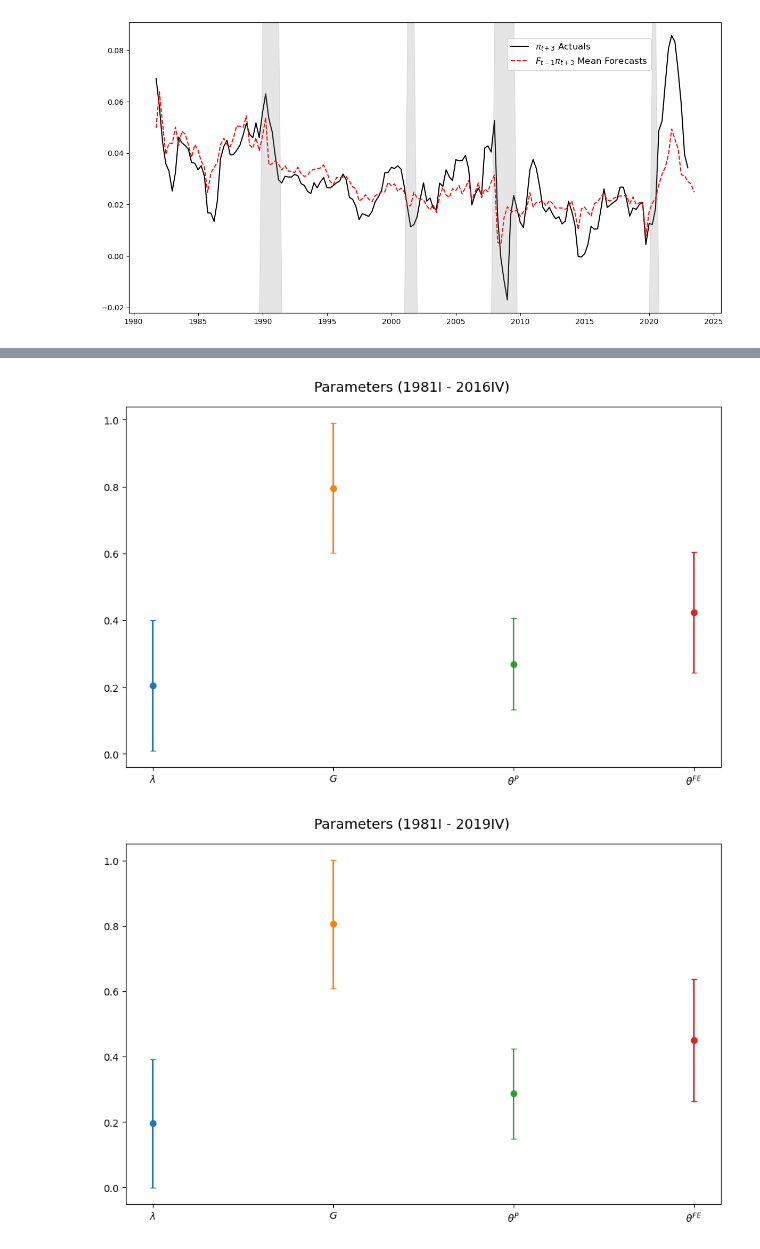
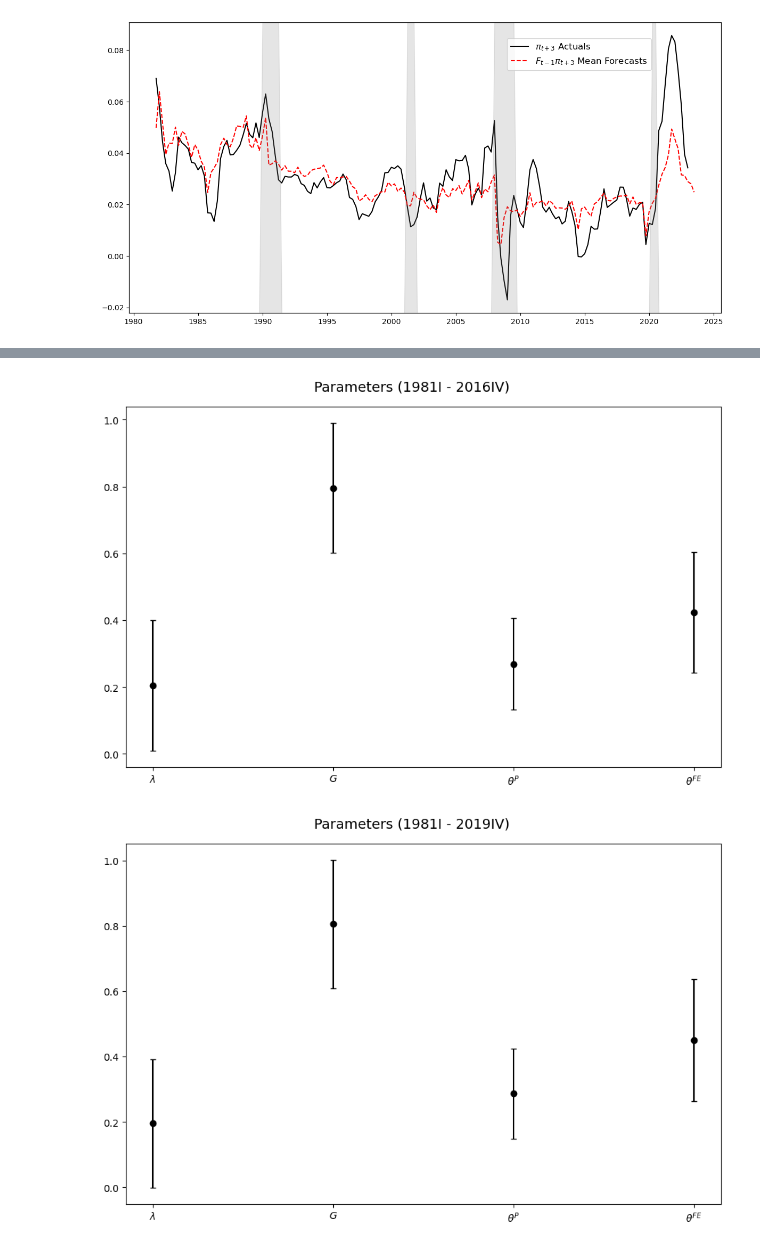
Before and after one commit to calvinmcelvain/expectation_replication, a Jupyter notebook: code/_004plots.ipynb, the cells around one changed output, grey strips where cells are left out. Drawn from its saved outputs; the diff is of its cells as text; code cells hidden in the pictures.

```diff
--- a/code/_004plots.ipynb
+++ b/code/_004plots.ipynb
@@ -180,33 +224,87 @@ def params(ols, pldols, fe, fe2, ar1):
     params.append(1 / (1 + ols))
     params.append((-((2 * pldols) + 1) + np.sqrt(((2 * pldols) + 1)**2 - 4 * (pldols + (pldols * ar1**2) + 1) * pldols)) / (2 * (pldols + (pldols * ar1**2) + 1)))
     params.append((-((2 * fe) + 1) + np.sqrt(((2 * fe) + 1)**2 - 4 * (fe + (fe * ar1**2) + 1) * fe)) / (2 * (fe + (fe * ar1**2) + 1)))
     params.append((-((2 * fe2) + 1) + np.sqrt(((2 * fe2) + 1)**2 - 4 * (fe2 + (fe2 * ar1**2) + 1) * fe2)) / (2 * (fe2 + (fe2 * ar1**2) + 1)))
     return params
 
 def params_plot(date, parameter, regs):
    nt = [(regs[0][3].params[1] + 1.96 * regs[0][3].bse[1]), (regs[1][3].params[1] + 1.96 * regs[1][3].bse[1]), (regs[2][3].params[1] + 1.96 * regs[2][3].bse[1]), (regs[3][3].params[1] + 1.96 * regs[3][3].bse[1]), (regs[4].params[1] + 1.96 * regs[4].bse[1])]
 
    a = params(nt[0], nt[1], nt[2], nt[3], nt[4])
    errors = [(a[0]-parameter[0]), (a[1]-parameter[1]), (a[2]-parameter[2]), (a[3]-parameter[3]), (a[4]-parameter[4])]
 
    fig, ax = plt.subplots(figsize=(9, 6))
    fig.suptitle(f'Parameters (1981I - {str(date)[0:4]}IV)', fontsize=14)
 
    parameters = pd.DataFrame({'parameters': [parameter[0], parameter[1], parameter[2], parameter[3]]}, index=[r'$\lambda$', r'$G$', r'$\theta^P$', r'$\theta^{FE}$'])
 
    errors = {r'$\lambda$': abs(errors[0]), r'$G$': abs(errors[1]), r'$\theta^P$': abs(errors[2]), r'$\theta^{FE}$': abs(errors[3])}
 
    for i in parameters.index:
-      ax.errorbar(f'{i}', parameters.loc[f'{i}', 'parameters'], errors[i], capsize=3, fmt='o')
+      ax.errorbar(f'{i}', parameters.loc[f'{i}', 'parameters'], errors[i], capsize=3, fmt='o', color='k')
 
    plt.tight_layout()
    plt.show()
    fig.savefig(f'output/figures/parameters_{str(date)[0:4]}.png', dpi=200)
    fig.savefig(f'/Users/fogellmcmuffin/Documents/thesis/drafts/latex_draft/figs_n_tables/parameters_{str(date)[0:4]}.png', dpi=200)
 
+
+def params_plot_quad(date, regs):
+   nt0 = [(regs[0][0].params[1] + 1.96 * regs[0][0].bse[1]), (regs[1][0].params[1] + 1.96 * regs[1][0].bse[1]), (regs[2][0].params[1] + 1.96 * regs[2][0].bse[1]), (regs[3][0].params[1] + 1.96 * regs[3][0].bse[1]), (regs[4].params[1] + 1.96 * regs[4].bse[1])]
+   nt1 = [(regs[0][1].params[1] + 1.96 * regs[0][1].bse[1]), (regs[1][1].params[1] + 1.96 * regs[1][1].bse[1]), (regs[2][1].params[1] + 1.96 * regs[2][1].bse[1]), (regs[3][1].params[1] + 1.96 * regs[3][1].bse[1]), (regs[4].params[1] + 1.96 * regs[4].bse[1])]
+   nt2 = [(regs[0][2].params[1] + 1.96 * regs[0][2].bse[1]), (regs[1][2].params[1] + 1.96 * regs[1][2].bse[1]), (regs[2][3].params[1] + 1.96 * regs[2][2].bse[1]), (regs[3][2].params[1] + 1.96 * regs[3][2].bse[1]), (regs[4].params[1] + 1.96 * regs[4].bse[1])]
+   nt3 = [(regs[0][3].params[1] + 1.96 * regs[0][3].bse[1]), (regs[1][3].params[1] + 1.96 * regs[1][3].bse[1]), (regs[2][3].params[1] + 1.96 * regs[2][3].bse[1]), (regs[3][3].params[1] + 1.96 * regs[3][3].bse[1]), (regs[4].params[1] + 1.96 * regs[4].bse[1])]
+
+   a0 = params(nt0[0], nt0[1], nt0[2], nt0[3], nt0[4])
+   a1 = params(nt1[0], nt1[1], nt1[2], nt1[3], nt1[4])
+   a2 = params(nt2[0], nt2[1], nt2[2], nt2[3], nt2[4])
+   a3 = params(nt3[0], nt3[1], nt3[2], nt3[3], nt3[4])
+
+   parameter = [params(regs[0][0].params[1], regs[1][0].params[1], regs[2][0].params[1], regs[3][0].params[1], regs[4].params[1]), params(regs[0][1].params[1], regs[1][1].params[1], regs[2][1].params[1], regs[3][1].params[1], regs[4].params[1]), params(regs[0][2].params[1], regs[1][2].params[1], regs[2][2].params[1], regs[3][2].params[1], regs[4].params[1]), params(regs[0][3].params[1], regs[1][3].params[1], regs[2][3].params[1], regs[3][3].params[1], regs[4].params[1])]
+
+   errors0 = [(a0[0]-parameter[0][0]), (a0[1]-parameter[0][1]), (a0[2]-parameter[0][2]), (a0[3]-parameter[0][3]), (a0[4]-parameter[0][4])]
+   errors1 = [(a1[0]-parameter[1][0]), (a1[1]-parameter[1][1]), (a1[2]-parameter[1][2]), (a1[3]-parameter[1][3]), (a1[4]-parameter[1][4])]
+   errors2 = [(a2[0]-parameter[2][0]), (a2[1]-parameter[2][1]), (a2[2]-parameter[2][2]), (a2[3]-parameter[2][3]), (a2[4]-parameter[2][4])]
+   errors3 = [(a3[0]-parameter[3][0]), (a3[1]-parameter[3][1]), (a3[2]-parameter[3][2]), (a3[3]-parameter[3][3]), (a3[4]-parameter[3][4])]
+
+   fig, ((ax1, ax2), (ax3, ax4)) = plt.subplots(nrows=2, ncols=2, figsize=(9, 6), sharex=True)
+   fig.suptitle(f'Parameters (1981I - {str(date)[0:4]}IV)', fontsize=14)
+   handles = [ax1.errorbar([], [], [], fmt='o', color=color) for color in ['blue', 'purple', 'green', 'black']]
+   labels = [r'$\pi_t$', r'$\pi_{t+1}$', r'$\pi_{t+2}$', r'$\pi_{t+3}$']
+   fig.legend(handles, labels, loc='upper right', bbox_to_anchor=(0.76, 0.77, 0.23, 0.25), ncol=2)
+
+   parameters0 = pd.DataFrame({'parameters': [parameter[0][0], parameter[0][1], parameter[0][2], parameter[0][3]]}, index=[r'$\lambda$', r'$G$', r'$\theta^P$', r'$\theta^{FE}$'])
+   parameters1 = pd.DataFrame({'parameters': [parameter[1][0], parameter[1][1], parameter[1][2], parameter[1][3]]}, index=[r'$\lambda$', r'$G$', r'$\theta^P$', r'$\theta^{FE}$'])
+   parameters2 = pd.DataFrame({'parameters': [parameter[2][0], parameter[2][1], parameter[2][2], parameter[2][3]]}, index=[r'$\lambda$', r'$G$', r'$\theta^P$', r'$\theta^{FE}$'])
+   parameters3 = pd.DataFrame({'parameters': [parameter[3][0], parameter[3][1], parameter[3][2], parameter[3][3]]}, index=[r'$\lambda$', r'$G$', r'$\theta^P$', r'$\theta^{FE}$'])
+
+   error0 = {r'$\lambda$': abs(errors0[0]), r'$G$': abs(errors0[1]), r'$\theta^P$': abs(errors0[2]), r'$\theta^{FE}$': abs(errors0[3])}
+   error1 = {r'$\lambda$': abs(errors1[0]), r'$G$': abs(errors1[1]), r'$\theta^P$': abs(errors1[2]), r'$\theta^{FE}$': abs(errors1[3])}
+   error2 = {r'$\lambda$': abs(errors2[0]), r'$G$': abs(errors2[1]), r'$\theta^P$': abs(errors2[2]), r'$\theta^{FE}$': abs(errors2[3])}
+   error3 = {r'$\lambda$': abs(errors3[0]), r'$G$': abs(errors3[1]), r'$\theta^P$': abs(errors3[2]), r'$\theta^{FE}$': abs(errors3[3])}
+
+   for i in parameters0.index:
+      ax1.errorbar(f'{i}', parameters0.loc[f'{i}', 'parameters'], error0[i], capsize=3, fmt='o', color='blue')
+   for i in parameters1.index:
+      ax2.errorbar(f'{i}', parameters1.loc[f'{i}', 'parameters'], error1[i], capsize=3, fmt='o', color='purple')
+   for i in parameters2.index:
+      ax3.errorbar(f'{i}', parameters2.loc[f'{i}', 'parameters'], error2[i], capsize=3, fmt='o', color='green')
+   for i in parameters3.index:
+      ax4.errorbar(f'{i}', parameters3.loc[f'{i}', 'parameters'], error3[i], capsize=3, fmt='o', color='k')
+
+   plt.tight_layout()
+   plt.show()
+   fig.savefig(f'output/figures/parameters_{str(date)[0:4]}_quad.png', dpi=200)
+   fig.savefig(f'/Users/fogellmcmuffin/Documents/thesis/drafts/latex_draft/figs_n_tables/parameters_{str(date)[0:4]}_quad.png', dpi=200)
+
+
 params_plot('2016-12-31', parameters_2016, regs_2016)
 params_plot('2019-12-31', parameters_2019, regs_2019)
 params_plot('2022-12-31', parameters_2022, regs_2022)
+
+params_plot_quad('2016-12-31', regs_2016)
+params_plot_quad('2019-12-31', regs_2019)
+params_plot_quad('2022-12-31', regs_2022)
 # %% [output]
-[figure, old version]
+[figure, new version]
-[figure, old version]
+[figure, new version]
```
Also changed, not shown: parts of 4 cells of this notebook, 17 other files.
